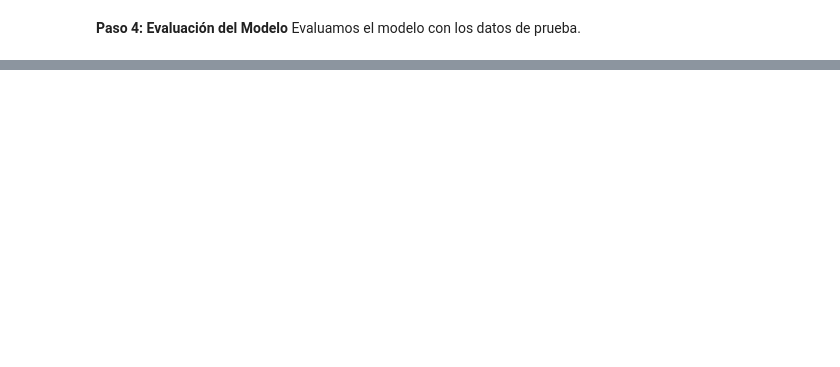
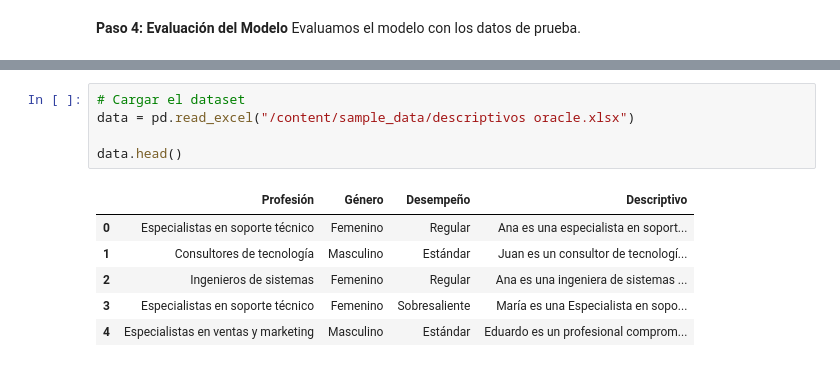
Before and after one commit to ea-castrobelmont/ProyectoIntegradorG34, a Jupyter notebook: Avance3_34.ipynb, the cells around one changed output, grey strips where cells are left out. Cells and saved outputs as stored; diff of their text form; blank space fills up the shorter version.

```diff
--- a/Avance3_34.ipynb
+++ b/Avance3_34.ipynb
@@ -524,3 +461,15 @@ Requirement already satisfied: certifi>=2017.4.17 in /usr/local/lib/python3.10/d
 Requirement already satisfied: MarkupSafe>=2.1.1 in /usr/local/lib/python3.10/dist-packages (from werkzeug>=1.0.1->tensorboard<2.16,>=2.15->tensorflow) (2.1.5)
 Requirement already satisfied: pyasn1<0.7.0,>=0.4.6 in /usr/local/lib/python3.10/dist-packages (from pyasn1-modules>=0.2.1->google-auth<3,>=1.6.3->tensorboard<2.16,>=2.15->tensorflow) (0.6.0)
 Requirement already satisfied: oauthlib>=3.0.0 in /usr/local/lib/python3.10/dist-packages (from requests-oauthlib>=0.7.0->google-auth-oauthlib<2,>=0.5->tensorboard<2.16,>=2.15->tensorflow) (3.2.2)
+# %%
+# Cargar el dataset
+data = pd.read_excel("/content/sample_data/descriptivos oracle.xlsx")
+
+data.head()
+# %% [output]
+|  | Profesión | Género | Desempeño | Descriptivo |
+| 0 | Especialistas en soporte técnico | Femenino | Regular | Ana es una especialista en soport... |
+| 1 | Consultores de tecnología | Masculino | Estándar | Juan es un consultor de tecnologí... |
+| 2 | Ingenieros de sistemas | Femenino | Regular | Ana es una ingeniera de sistemas ... |
+| 3 | Especialistas en soporte técnico | Femenino | Sobresaliente | María es una Especialista en sopo... |
+| 4 | Especialistas en ventas y marketing | Masculino | Estándar | Eduardo es un profesional comprom... |
```
Also changed, not shown: parts of 17 cells of this notebook.
